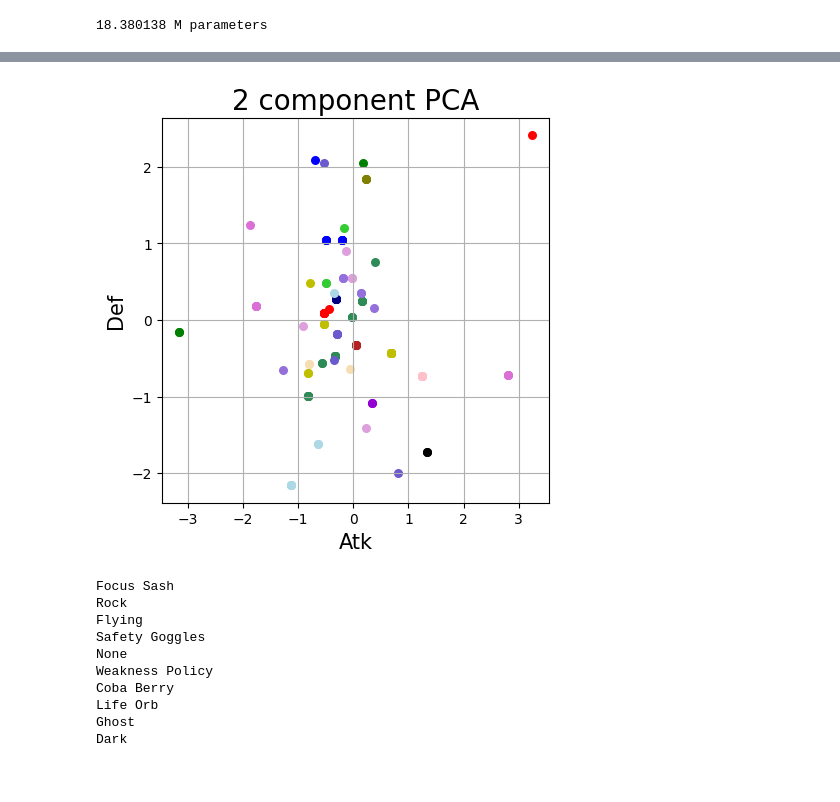
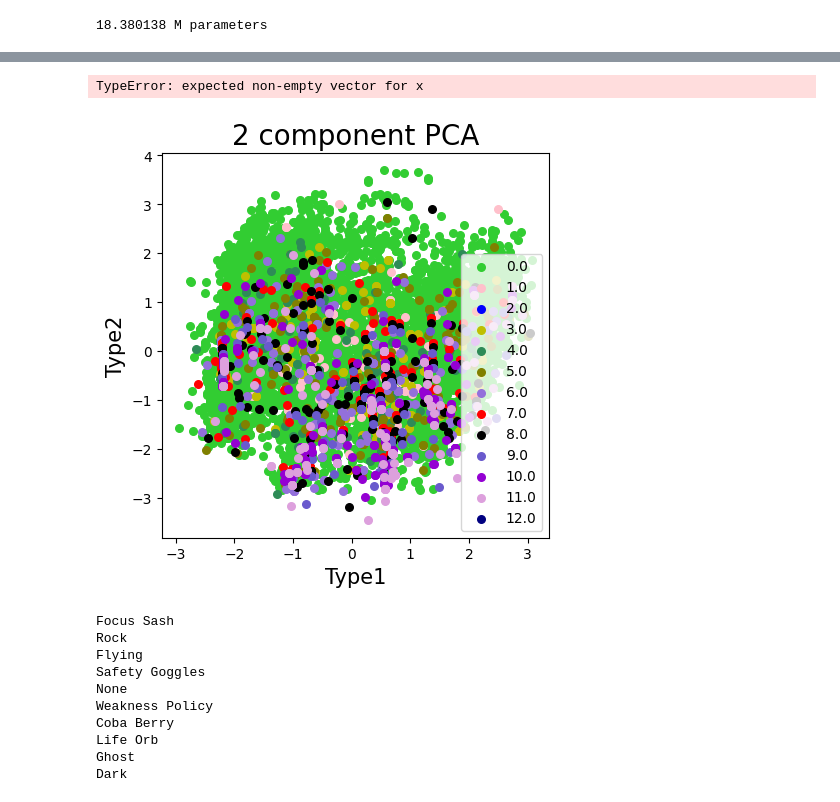
Before and after one commit to AlanOsys/PokemonTransformer, a Jupyter notebook: PokemonTransformerFromScratch.ipynb, the cells around one changed output, grey strips where cells are left out. Drawn from its saved outputs; the diff is of its cells as text; code cells hidden in the pictures.

```diff
--- a/PokemonTransformerFromScratch.ipynb
+++ b/PokemonTransformerFromScratch.ipynb
@@ -864,7 +985,7 @@ Water,None
 #- Avalanche
 #- Body Press
 #- Body Slam
-f = open("FineTuningPokemon10.txt","r",encoding="utf-8")
+f = open("FineTuningPokemon12.txt","r",encoding="utf-8")
 lines = f.readlines()
 #Genned = AutoCorrect(GenerateRandomPokemon()).split(",")[:-1]
 
@@ -973,7 +1094,7 @@ plt.show()
 import matplotlib
 import numpy as np
 import matplotlib.pyplot as plt
-f = open("PokemonWinratesFile10.txt","r")
+f = open("PokemonWinratesFile12.txt","r")
 lines = f.readlines()
 arrayOfWinrates2 = []
 for i in lines:
@@ -1001,7 +1122,7 @@ plt.plot(a_masked, 'r', linewidth=2)
 # add the threshold value (optional)
 plt.axhline(55, color='k', linestyle='--')
 plt.axhline(45, color='k', linestyle='--')
-plt.savefig("Graphs/Fine-Tuning9")
+plt.savefig("Graphs/Fine-Tuning11")
 plt.show()
 # %% [output]
 [figure]
@@ -1009,5 +1130,6 @@ plt.show()
 # %%
 s = arrayOfWinrates2
+
 sortedList = sorted(range(len(s)), key=lambda k: s[k])
 print(arrayOfWinrates2[sortedList[0]],sortedList[-3])
 BalancedWinrates = []
@@ -1015,12 +1137,14 @@ for i in range(0,len(arrayOfWinrates2)):
     if arrayOfWinrates2[sortedList[i]] > 45.0 and arrayOfWinrates2[sortedList[i]] < 55.0:
         BalancedWinrates.append(sortedList[i])
 print(len(BalancedWinrates))
-f = open("FineTuningPokemon9.txt","r",encoding="utf-8")
+f = open("FineTuningPokemon11.txt","r",encoding="utf-8")
 
 pokemons = f.read().split("\n")
 pokemons = [pokemon.strip(",") for pokemon in sorted(pokemons)][1:]
+#print(pokemons[sortedList[70]])
 for i in range(len(sortedList)):
-    if(pokemons[sortedList[i]].split(",")[0] == "Rayquaza"):
+    #print(i)
+    if(pokemons[sortedList[i]].split(",")[0] == "Exploud"):
         print(arrayOfWinrates2[sortedList[i]])
 print(pokemons[sortedList[0]])
 # %% [output]
@@ -1215,14 +1208,20 @@ plt.show()
 # %%
 import random
-f = open("FineTuningDataset9.txt","a")
+f = open("FineTuningDataset11.txt","a")
 og = open("PokemonStatsFile.txt","r")
 ogLines = og.readlines()
 for o in range(0,40):
     f.write(random.choice(ogLines))
+counter = 0
 for i in BalancedWinrates:
     #print(pokemons[i])
-    pString = ""
-    for j in pokemons[i].split(",")[1:]:
-        pString += j+","
-    f.write(pString+"\n")
+    if counter != 53:
+        print(counter)
+        pString = ""
+        print(pokemons[i].split(","))
+
+        for j in pokemons[i].split(",")[1:]:
+            pString += j+","
+        f.write(pString+"\n")
+    counter+=1
     ##f.write(str(pokemons[i].split(",")[1:]).replace("[","").replace("]","").replace("'","")+"\n")
@@ -1332,43 +1443,44 @@ plt.scatter(finalDf['Type1'],finalDf['M4'])
 # %%
 import matplotlib.pyplot as plt
-PrincipleComponent1 = 'Atk'
-PrincipleComponent2 = 'Def'
+PrincipleComponent1 = 'Type1'
+PrincipleComponent2 = 'Type2'
 #['Type1','InvalidType','Item','Nature','HP','Atk','Def','SpAtk','SpDef','Speed','Ability','M1','M2','M3','M4','']
 #s = [(2*n)+1 for n in range(len(unique(kf.loc[:, ['Attack']].values)))]
 #print(s)
 
 
 fig = plt.figure(figsize = (5,5))
 ax = fig.add_subplot(1,1,1)
 ax.set_xlabel(PrincipleComponent1, fontsize = 15)
 ax.set_ylabel(PrincipleComponent2, fontsize = 15)
 ax.set_title('2 component PCA', fontsize = 20)
 
 targets = princArray
 colors = ['limegreen', 'pink', 'b','y','seagreen','olive','mediumpurple','red','black','slateblue','darkviolet',
           'plum','navy','wheat','lightblue','orchid','g','firebrick']
 for target, color in zip(targets,colors):
-    indicesToKeep = finalDf[Target] == target
+    indicesToKeep = finalDf[Target].fillna(1) == target
     #print(target)
     #print(np.array(indicesToKeep,dtype=np.bool))
-    ax.scatter(finalDf.loc[indicesToKeep, PrincipleComponent1]
-               , finalDf.loc[indicesToKeep, PrincipleComponent2]
+    ax.scatter(finalDf.fillna(1).loc[indicesToKeep, PrincipleComponent1]
+               , finalDf.fillna(1).loc[indicesToKeep, PrincipleComponent2]
                , c = color
                , s = 30)
     #find line of best fit
 
 
 
 
     #add line of best fit to plot
 
-#ax.legend(targets)
+ax.legend(targets)
 #print(finalDf.loc[indicesToKeep, PrincipleComponent1])
 a, b = np.polyfit(finalDf.loc[indicesToKeep, PrincipleComponent1], finalDf.loc[indicesToKeep, PrincipleComponent2], 1)
 #ax.plot(finalDf.loc[indicesToKeep, PrincipleComponent1], a*finalDf.loc[indicesToKeep, PrincipleComponent1]+b,color="orange")
 ax.grid()
 # %% [output]
+TypeError: expected non-empty vector for x
-[figure, old version]
+[figure, new version]
 # %%
 import matplotlib.pyplot as plt
 inp = torch.tensor(encode(["Fire"]), dtype=torch.long)#encode()
```
Also changed, not shown: parts of 16 cells of this notebook.
